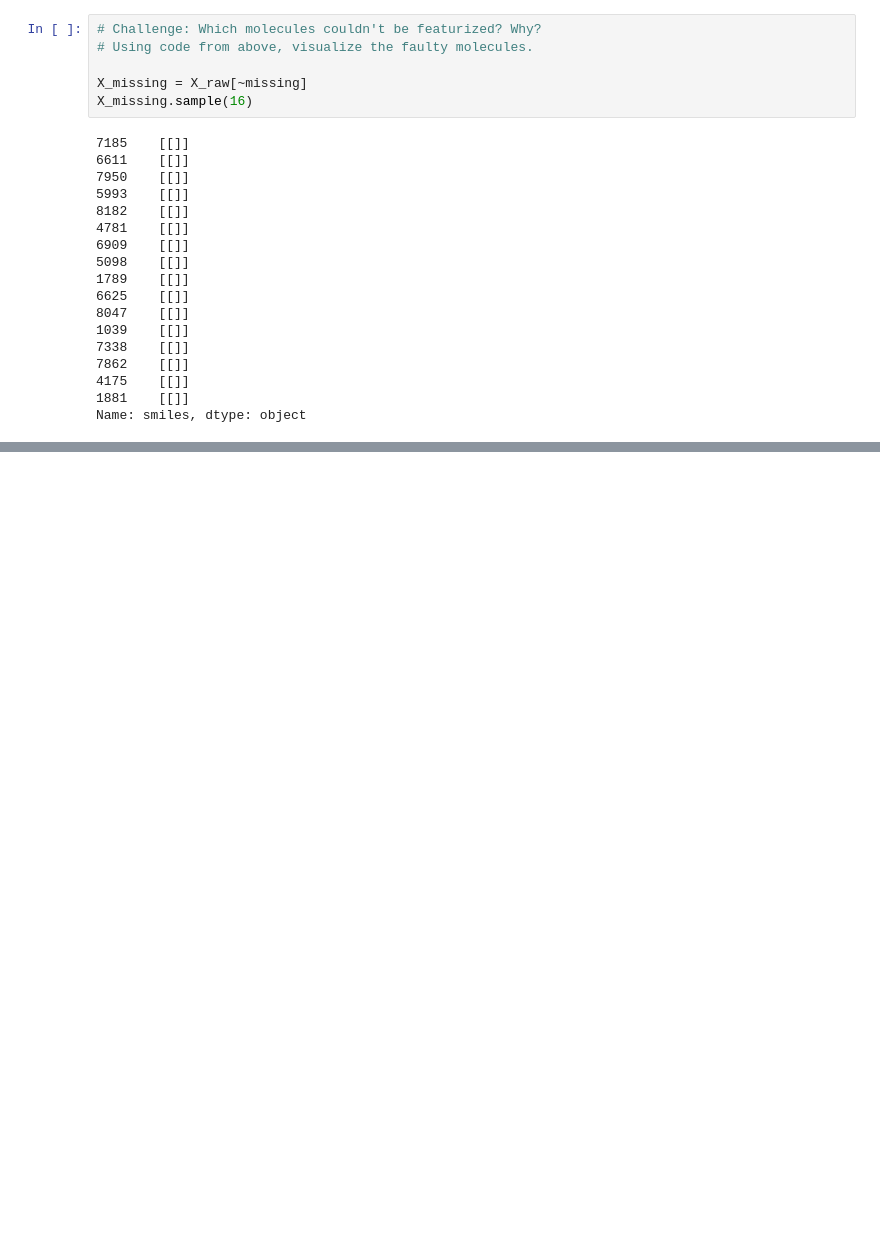
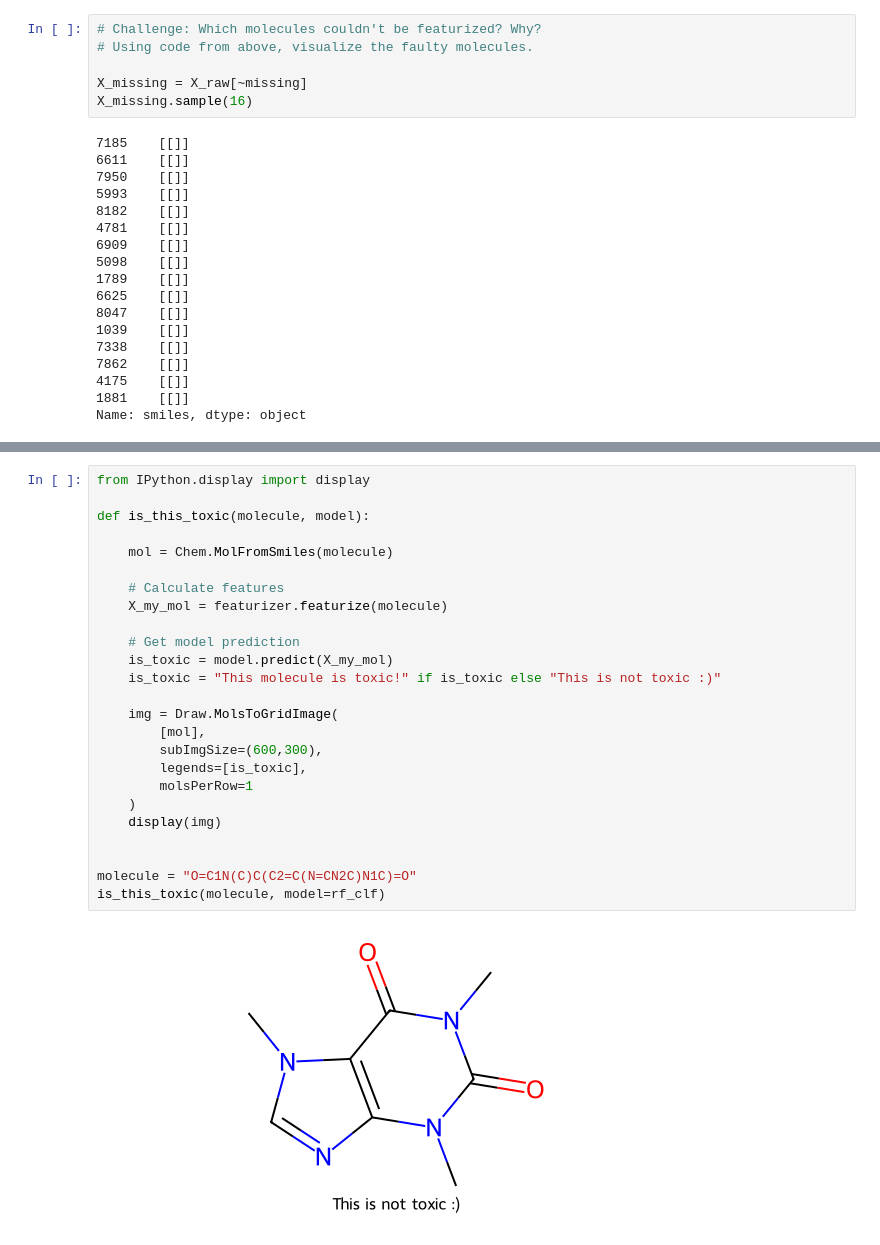
Before and after one commit to Accayo14/AI-for-Chemistry, a Jupyter notebook: Week_2/SupervisedML.ipynb, the cells around one changed output, grey strips where cells are left out. Cells and saved outputs as stored; diff of their text form; blank space fills up the shorter version.

```diff
--- a/Week_2/SupervisedML.ipynb
+++ b/Week_2/SupervisedML.ipynb
@@ -330,0 +580,27 @@ TypeError: No registered converter was able to produce a C++ rvalue of type clas
+# %%
+from IPython.display import display
+
+def is_this_toxic(molecule, model):
+
+    mol = Chem.MolFromSmiles(molecule)
+
+    # Calculate features
+    X_my_mol = featurizer.featurize(molecule)
+
+    # Get model prediction
+    is_toxic = model.predict(X_my_mol)
+    is_toxic = "This molecule is toxic!" if is_toxic else "This is not toxic :)"
+
+    img = Draw.MolsToGridImage(
+        [mol],
+        subImgSize=(600,300),
+        legends=[is_toxic],
+        molsPerRow=1
+    )
+    display(img)
+
+
+molecule = "O=C1N(C)C(C2=C(N=CN2C)N1C)=O"
+is_this_toxic(molecule, model=rf_clf)
+# %% [output]
+[figure, added]
```
Also changed, not shown: parts of 18 cells of this notebook, 2 other files.
